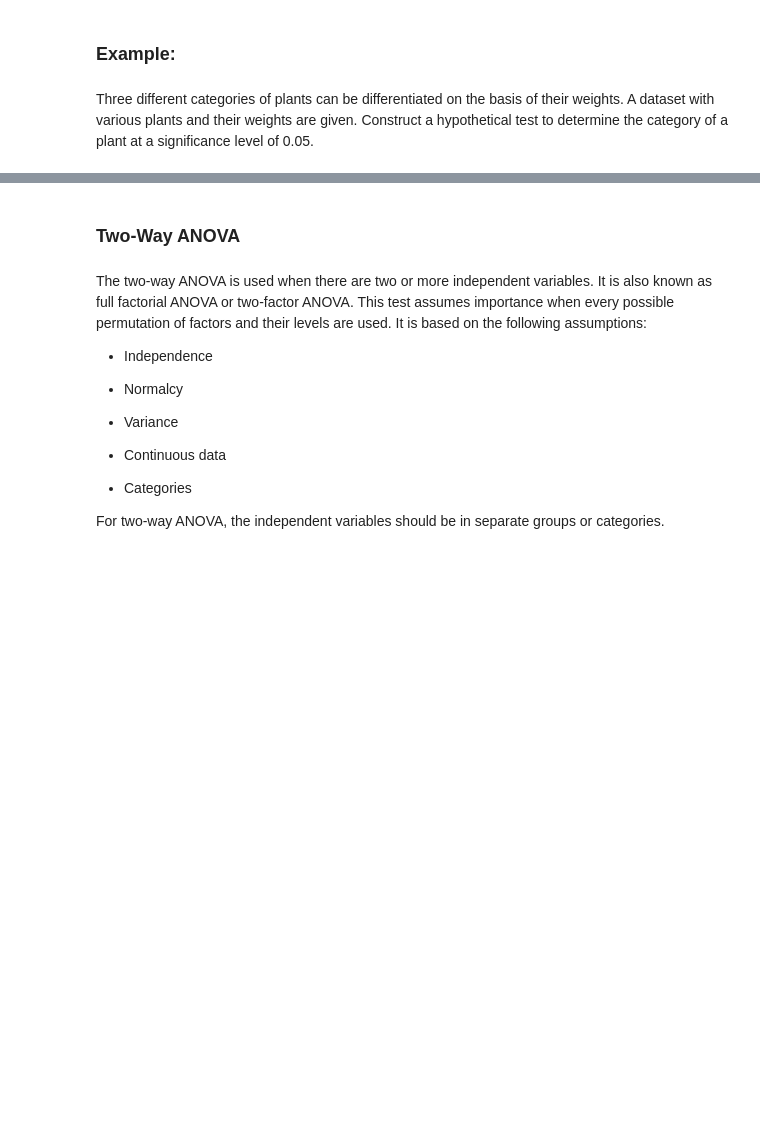
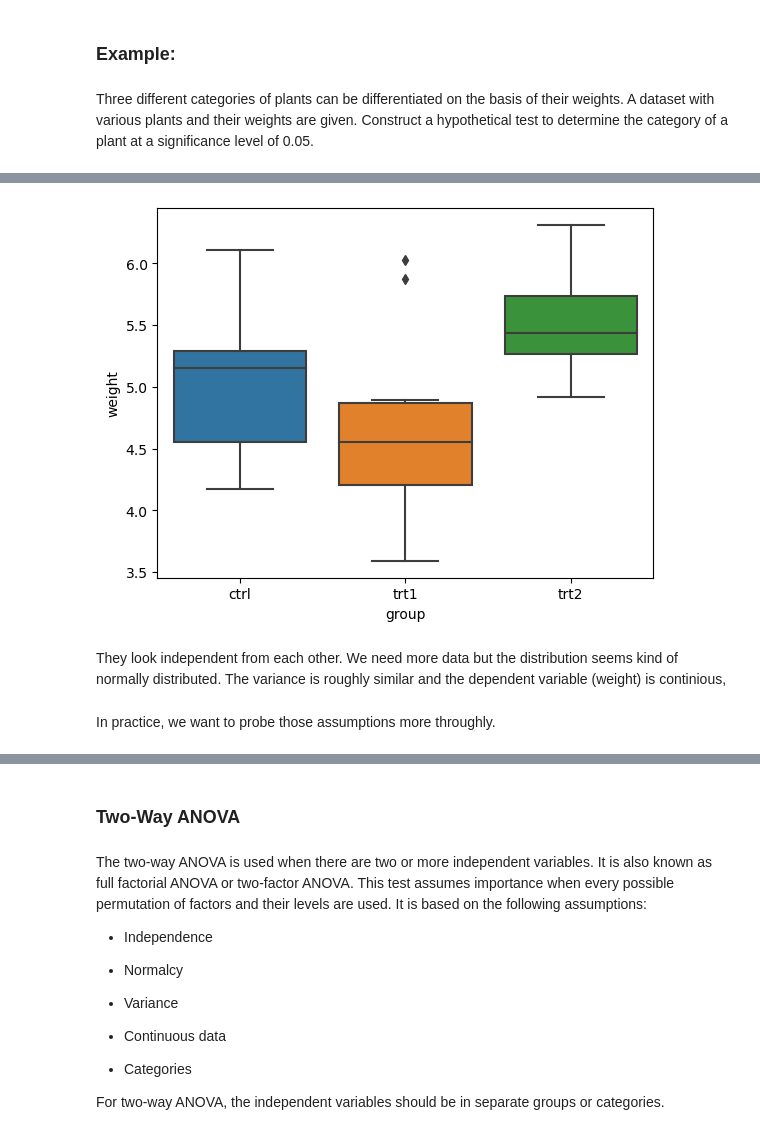
Before and after one commit to mobeloper/AIMLCaltechBootcamp, a Jupyter notebook: DataScience/Lesson_08_Advanced_Statistics/1_Advanced_Statistics.ipynb, the cells around one changed output, grey strips where cells are left out. Saved outputs shown, nothing was run; the diff lists cells and outputs as text; code cells hidden in the pictures; blank space fills up the shorter version.

```diff
--- a/DataScience/Lesson_08_Advanced_Statistics/1_Advanced_Statistics.ipynb
+++ b/DataScience/Lesson_08_Advanced_Statistics/1_Advanced_Statistics.ipynb
@@ -914 +944,17 @@ df = pd.read_csv('plant.csv')
+# %%
+#Check for indenpendency
+
+import seaborn as sns
+import matplotlib.pyplot as plt
+
+figure = sns.boxplot(data=df, x='group', y='weight')
+plt.show()
+# %% [output]
+[figure, added]
+# %% [markdown]
+They look independent from each other.
+We need more data but the distribution seems kind of normally distributed.
+The variance is roughly similar and the dependent variable (weight) is continious,
+# %% [markdown]
+In practice, we want to probe those assumptions more throughly.
 # %%
```
Also changed, not shown: parts of 4 cells of this notebook, 1 other file.
